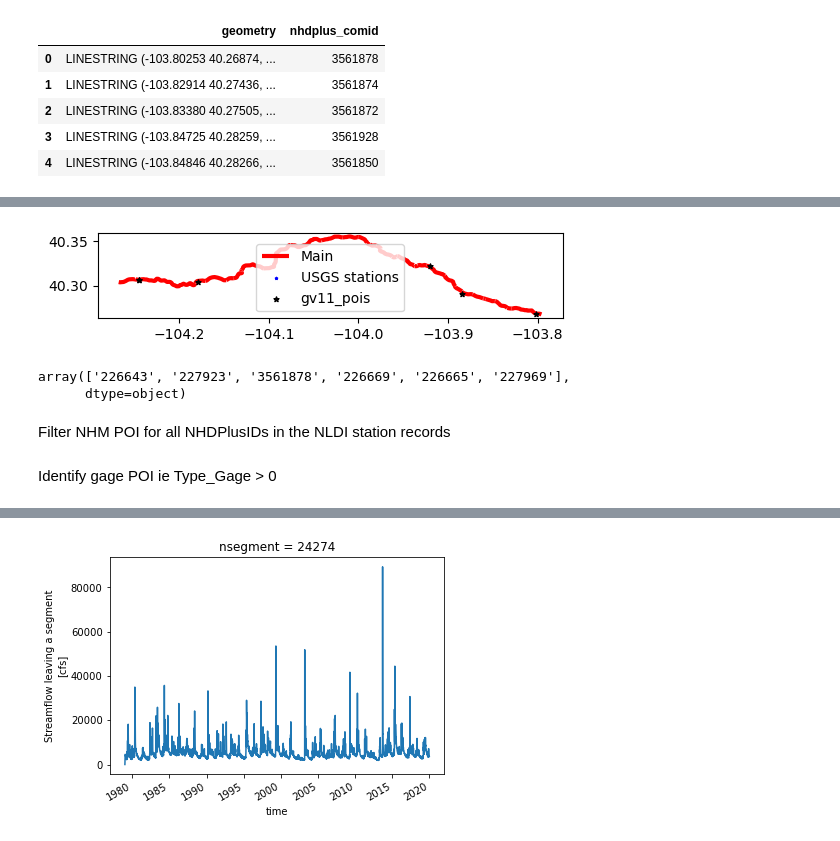
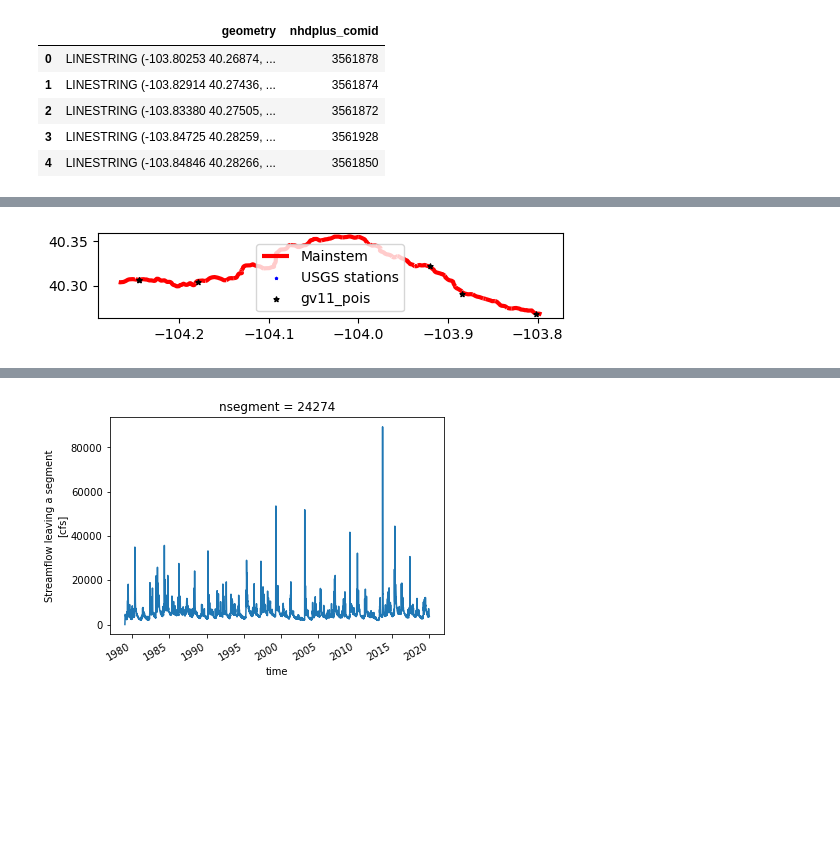
Before and after one commit to rmcd-mscb/onhm2thredds, a Jupyter notebook: notebook/getnhm_segment_NLDI.ipynb, the cells around one changed output, grey strips where cells are left out. Drawn from its saved outputs; the diff is of its cells as text; code cells hidden in the pictures; blank space fills up the shorter version.

Commit message:
new nldi notebook

```diff
--- a/notebook/getnhm_segment_NLDI.ipynb
+++ b/notebook/getnhm_segment_NLDI.ipynb
@@ -181,23 +139,16 @@ nldi_POI_all.head()
 | 3 | POINT (-103.86086 40.28574) | gfv11_pois | USGS Geospatial Fabric V1.1 Point... | 24274 | South Platte River | https://geoconnex.us/usgs/gfv11_p... | 227925 | 10190003000022 | 0E-10 | https://labs.waterdata.usgs.gov/a... |
 # %%
 ax = nldi_flw_main.plot(
-    lw=3, color="r", zorder=2, label="Main"
+    lw=3, color="r", zorder=2, label="Mainstem"
 )
 nldi_st_all.plot(
     ax = ax, label="USGS stations", marker="*", markersize=3, zorder=4, color="b"
 )
 nldi_st_all.plot(
     ax = ax, label="gv11_pois", marker="*", markersize=14, zorder=5, color="black"
 )
 ax.legend(loc="best")
 ax.set_aspect("equal")
 ax.figure.set_dpi(100)
 # %% [output]
-[figure, old version]
+[figure, new version]
-# %%
-nldi_st_all.comid.values
-# %% [output]
-array(['226643', '227923', '3561878', '226669', '226665', '227969'],
-      dtype=object)
-# %% [markdown]
-Filter NHM POI for all NHDPlusIDs in the NLDI station records
@@ -206,2 +154,0 @@ gfv11_poi_filt = gfv11_poi[gfv11_poi.NHDPlusID.isin(nldi_st_all.comid.values.ast
-# %% [markdown]
-Identify gage POI ie Type_Gage > 0
```
Also changed, not shown: parts of 19 cells of this notebook.
